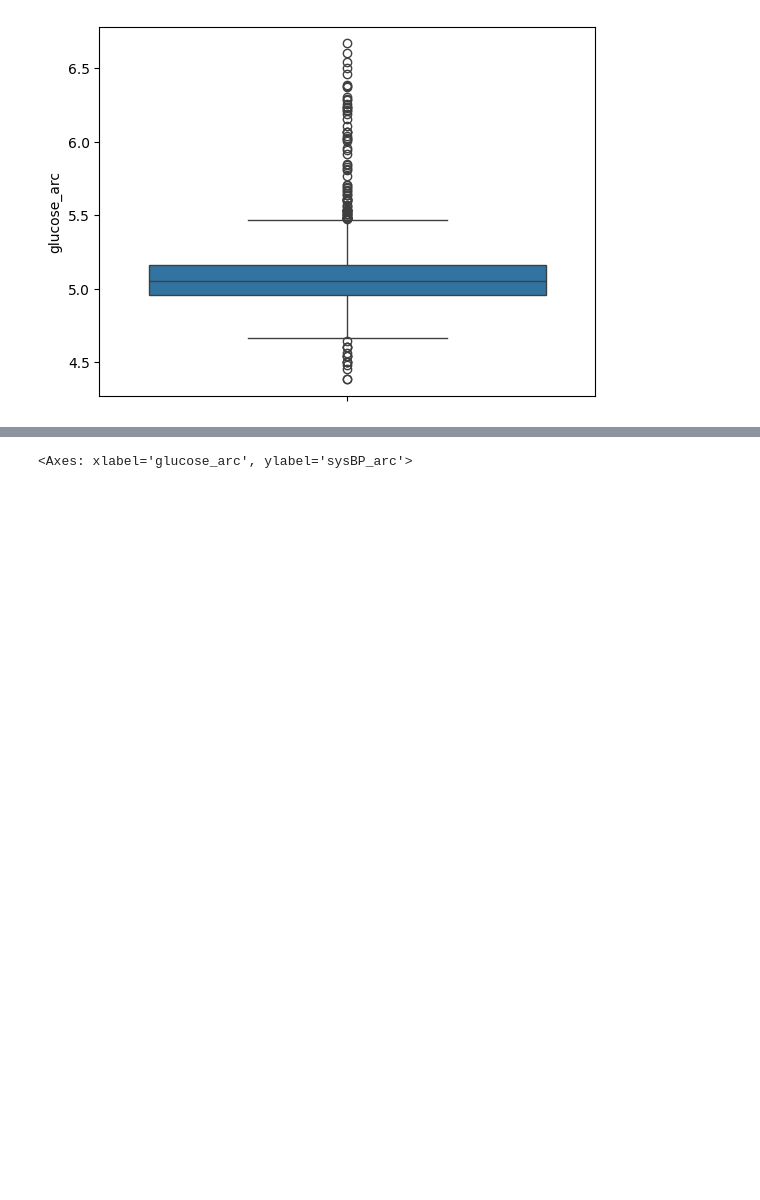
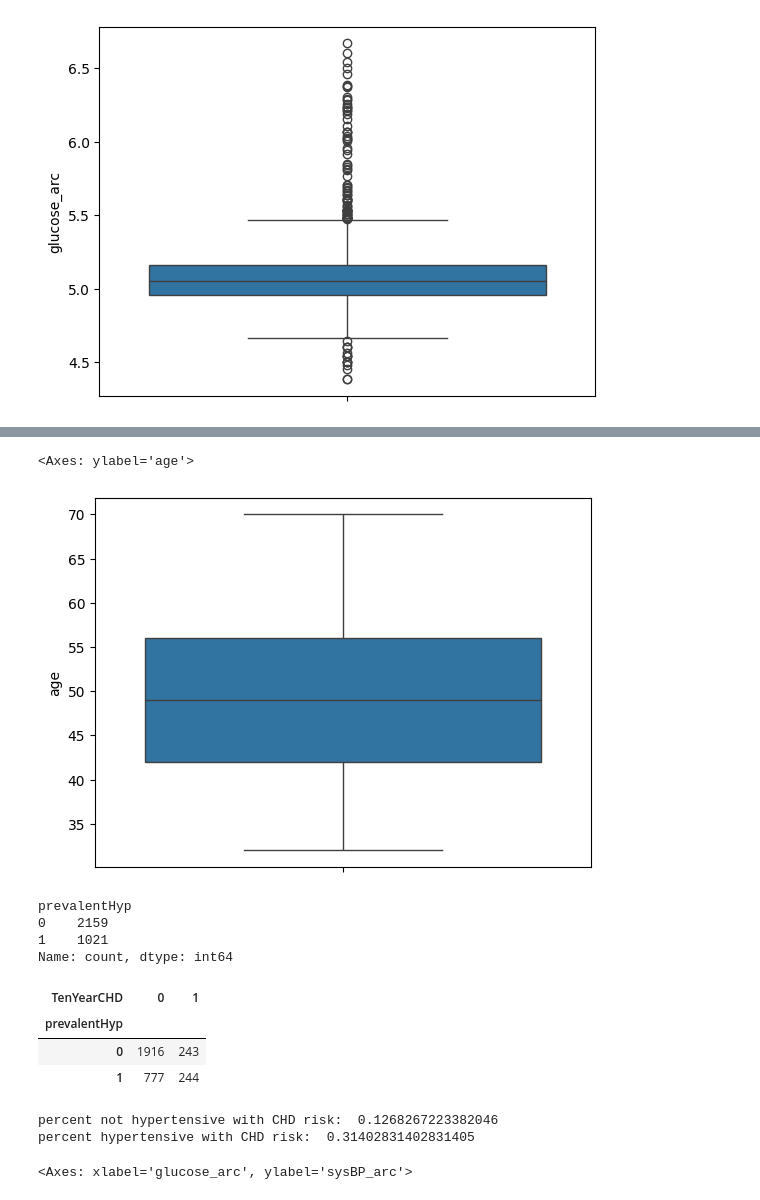
Before and after one commit to ashleyr05/project_chd, a Jupyter notebook: group8proj2.ipynb, the cells around one changed output, grey strips where cells are left out. Cells and saved outputs as stored; diff of their text form; code cells hidden in the pictures; blank space fills up the shorter version.

```diff
--- a/group8proj2.ipynb
+++ b/group8proj2.ipynb
@@ -178,3 +249,36 @@ sns.boxplot(df_train["glucose_arc"])
+# %%
+sns.boxplot(var)
+
+# no outliers!
+# %% [output]
+<Axes: ylabel='age'>
+[figure, added]
+# %%
+# cleaning prevalentHyp
+var = df_train["prevalentHyp"]
+var.value_counts()
+# prevalentHyp also binary, either are hypertensive or not
+# %% [output]
+prevalentHyp
+0    2159
+1    1021
+Name: count, dtype: int64
+# %%
+pd.crosstab(var,df_train["TenYearCHD"])
+#
+# %% [output]
+| TenYearCHD | 0 | 1 |
+| prevalentHyp |  |  |
+| 0 | 1916 | 243 |
+| 1 | 777 | 244 |
+# %%
+print("percent not hypertensive with CHD risk: ",243/1916)
+print("percent hypertensive with CHD risk: ",244/777)
+
+# there is a noticeable difference that those who are hypertensive are more likely to have CHD risk than those who are not hypertensive
+# %% [output]
+percent not hypertensive with CHD risk:  0.1268267223382046
+percent hypertensive with CHD risk:  0.31402831402831405
 # %%
 #since we're dealing with health data, an outlier might be an important point to include. Maybe really high or low values of glucose are very predictive
 #and important to include in our model. Thus, we are not removing outliers but leaving them in.
```
Also changed, not shown: parts of 6 cells of this notebook.
